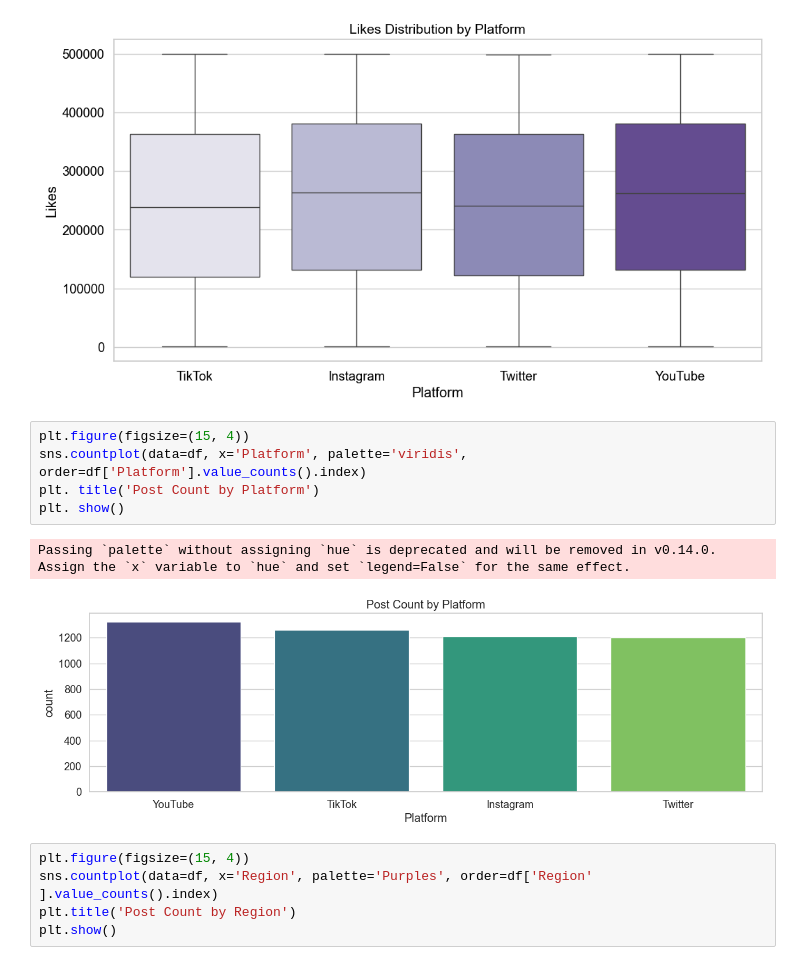
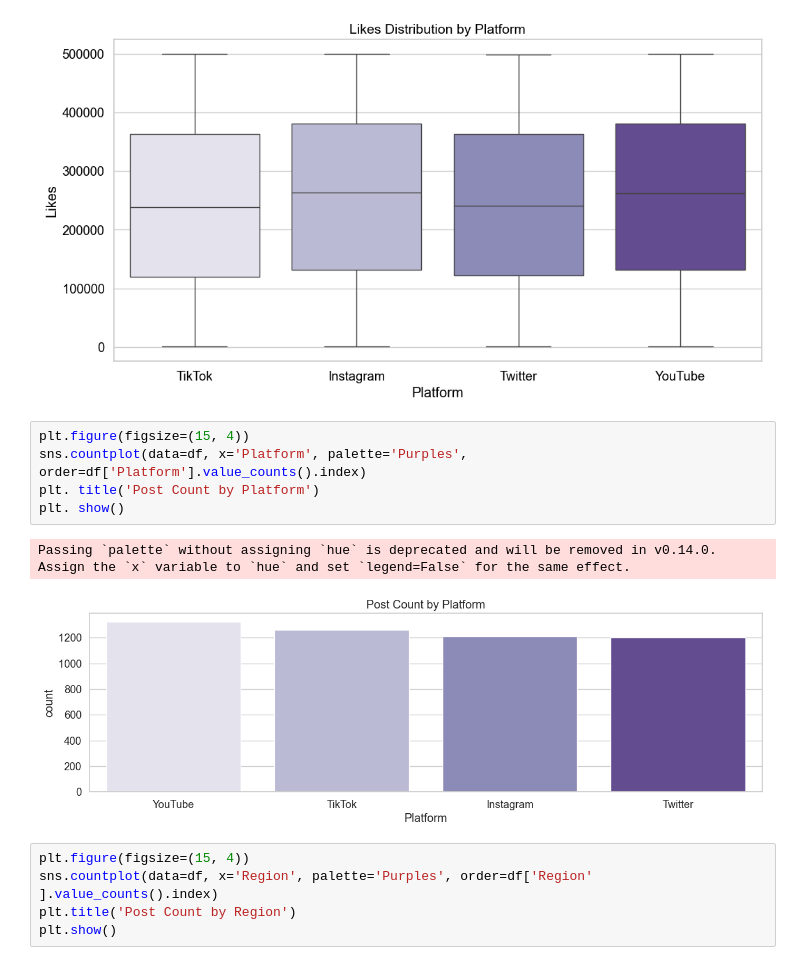
Before and after one commit to Phionanamugga/EDA_Viral_Social_Media_Posts, a Jupyter notebook: Viral_Social_Media_Trends1.ipynb, the cells around one changed output. Drawn from its saved outputs; the diff is of its cells as text.

```diff
--- a/Viral_Social_Media_Trends1.ipynb
+++ b/Viral_Social_Media_Trends1.ipynb
@@ -188,12 +188,12 @@ Passing `palette` without assigning `hue` is deprecated and will be removed in v
 [figure]
 # %%
 plt.figure(figsize=(15, 4))
-sns.countplot(data=df, x='Platform', palette='viridis', order=df['Platform'].value_counts().index)
+sns.countplot(data=df, x='Platform', palette='Purples', order=df['Platform'].value_counts().index)
 plt. title('Post Count by Platform')
 plt. show()
 # %% [output]
 Passing `palette` without assigning `hue` is deprecated and will be removed in v0.14.0. Assign the `x` variable to `hue` and set `legend=False` for the same effect.
-[figure, old version]
+[figure, new version]
 # %%
 plt.figure(figsize=(15, 4))
 sns.countplot(data=df, x='Region', palette='Purples', order=df['Region' ].value_counts().index)
```
Also changed, not shown: parts of 1 cell of this notebook.
